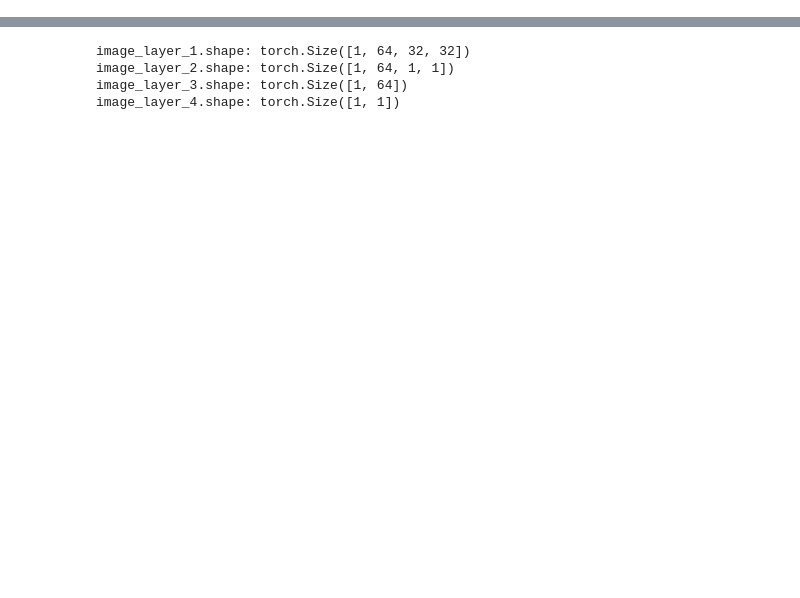
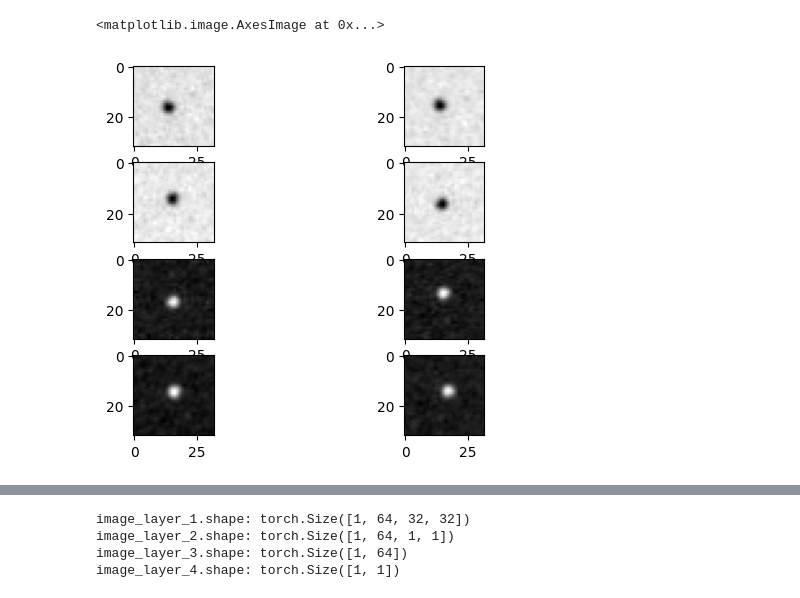
Before and after one commit to DeepTrackAI/deeplay, a Jupyter notebook: TestLodeSTAR.ipynb, the cells around one changed output, grey strips where cells are left out. Drawn from its saved outputs; the diff is of its cells as text; code cells hidden in the pictures; blank space fills up the shorter version.

Commit message:
restructure data handling

```diff
--- a/TestLodeSTAR.ipynb
+++ b/TestLodeSTAR.ipynb
@@ -164,0 +19,12 @@ class Rotate2d(Transform):
+# %%
+import torch
+data = [crop.transpose(
+    (2, 0, 1)
+)]
+data = [data[0], data[0] * -1]
+dataloader = torch.utils.data.DataLoader(data * 2, batch_size=4, shuffle=True)
+# %%
+data = next(iter(dataloader))
+# %%
+lodestar = dl.LodeSTAR()
+lodestar
@@ -165,3 +71,24 @@ class Rotate2d(Transform):
+# %%
+translated, inverse = lodestar.train_preprocess(data)
+plt.subplot(4, 2, 1)
+plt.imshow(translated[0, 0].detach().numpy(), cmap="gray")
+plt.subplot(4, 2, 2)
+plt.imshow(translated[1, 0].detach().numpy(), cmap="gray")
+plt.subplot(4, 2, 3)
+plt.imshow(translated[2, 0].detach().numpy(), cmap="gray")
+plt.subplot(4, 2, 4)
+plt.imshow(translated[3, 0].detach().numpy(), cmap="gray")
+plt.subplot(4, 2, 5)
+plt.imshow(translated[4, 0].detach().numpy(), cmap="gray")
+plt.subplot(4, 2, 6)
+plt.imshow(translated[5, 0].detach().numpy(), cmap="gray")
+plt.subplot(4, 2, 7)
+plt.imshow(translated[6, 0].detach().numpy(), cmap="gray")
+plt.subplot(4, 2, 8)
+plt.imshow(translated[7, 0].detach().numpy(), cmap="gray")
+# %% [output]
+<matplotlib.image.AxesImage at 0x...>
+[figure, added]
 # %%
 x = torch.zeros(9, 1, 17, 17) * 1.0
 x[:, :, 8, 8] = 1
```
Also changed, not shown: parts of 9 cells of this notebook, 5 other files.
